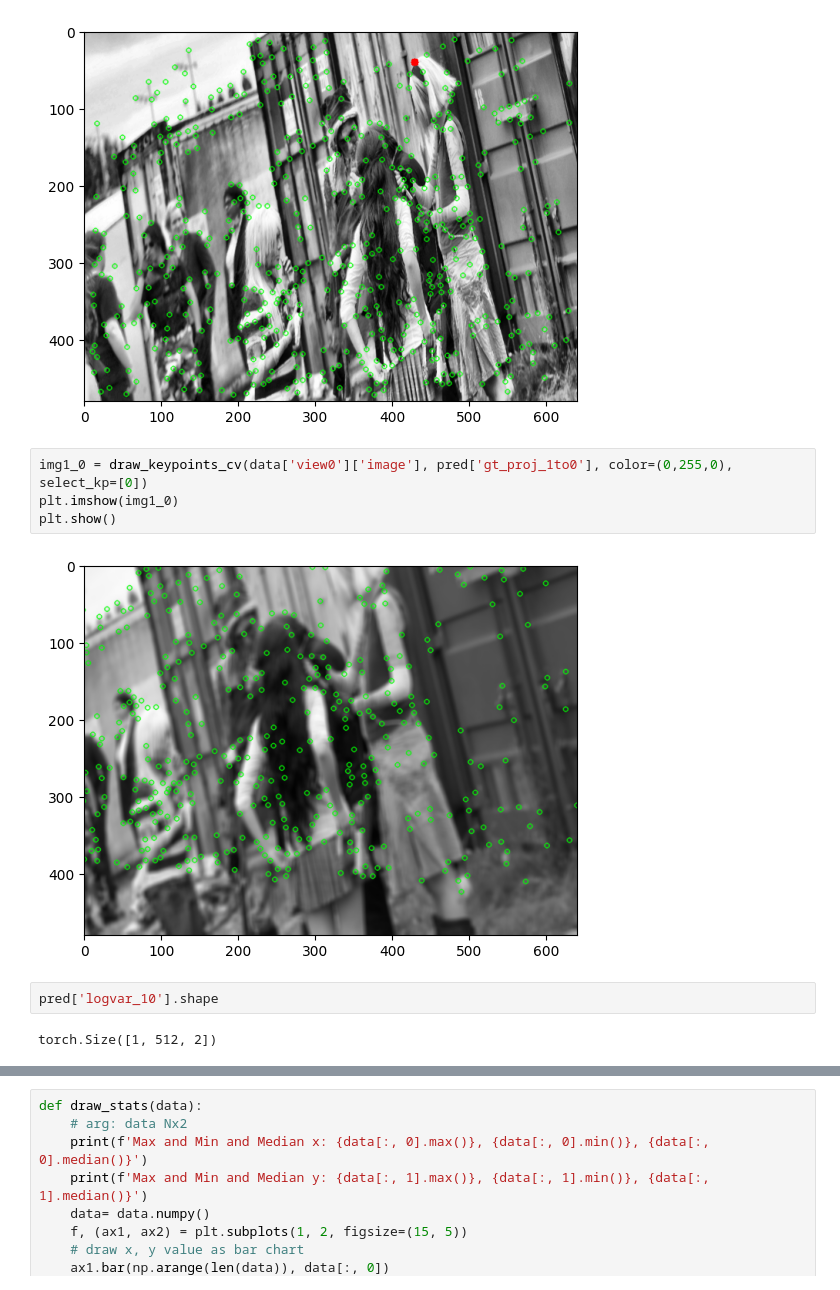
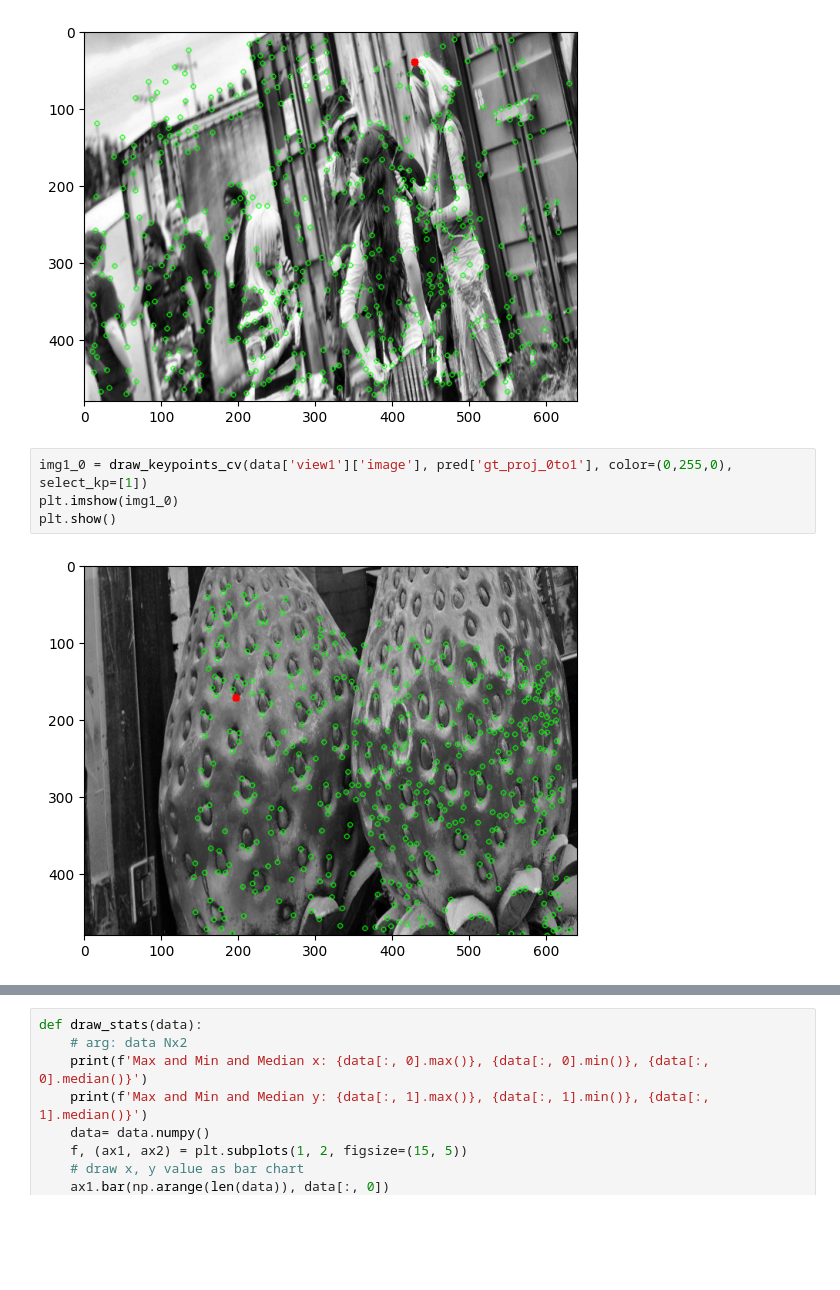
Before and after one commit to HLrwth/glue-factory, a Jupyter notebook: scripts/vis.ipynb, the cells around one changed output, grey strips where cells are left out. Cells and saved outputs as stored; diff of their text form; blank space fills up the shorter version.

Commit message:
homography_org_transforme_lgweights_1000px_cap2500_clip10_logvar10

```diff
--- a/scripts/vis.ipynb
+++ b/scripts/vis.ipynb
@@ -263,12 +281,8 @@ plt.show()
 # %% [output]
 [figure]
 # %%
-img1_0 = draw_keypoints_cv(data['view0']['image'], pred['gt_proj_1to0'], color=(0,255,0), select_kp=[0])
+img1_0 = draw_keypoints_cv(data['view1']['image'], pred['gt_proj_0to1'], color=(0,255,0), select_kp=[1])
 plt.imshow(img1_0)
 plt.show()
 # %% [output]
-[figure, old version]
+[figure, new version]
-# %%
-pred['logvar_10'].shape
-# %% [output]
-torch.Size([1, 512, 2])
```
Also changed, not shown: parts of 9 cells of this notebook, 2 other files.
